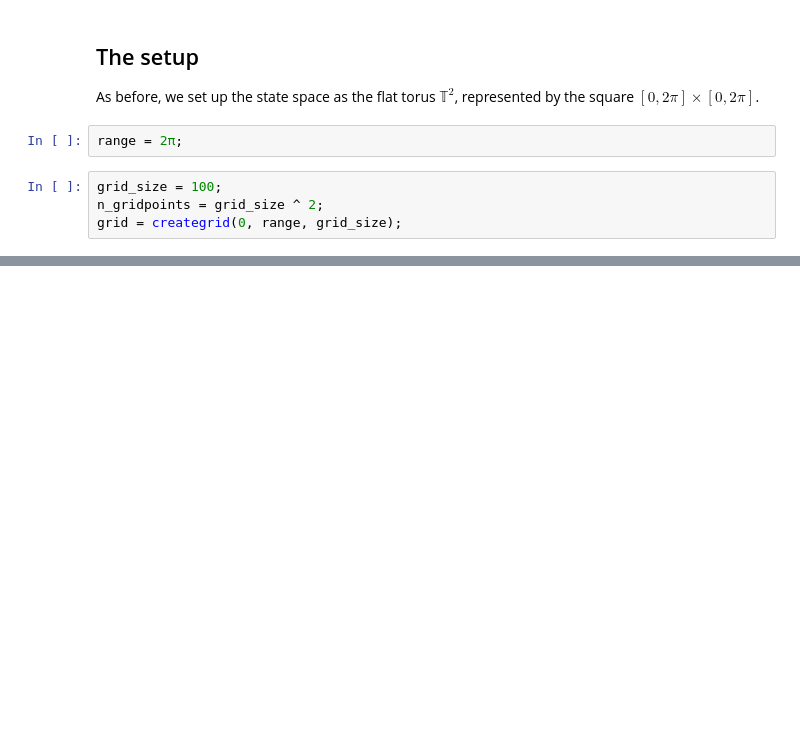
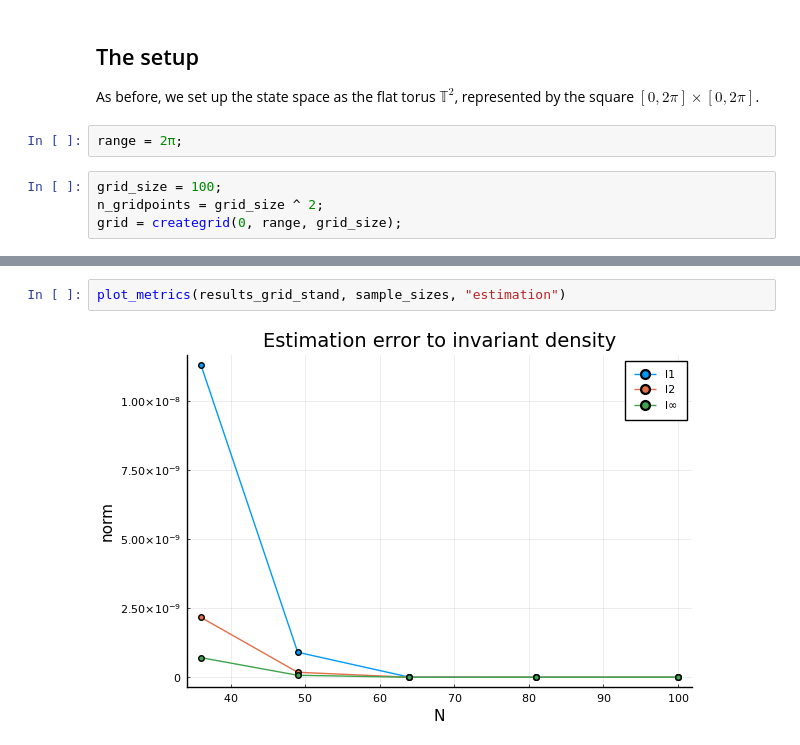
Before and after one commit to rcushen/thesis, a Jupyter notebook: Experimentation.ipynb, the cells around one changed output, grey strips where cells are left out. Drawn from its saved outputs; the diff is of its cells as text; blank space fills up the shorter version.

```diff
--- a/Experimentation.ipynb
+++ b/Experimentation.ipynb
@@ -75,0 +36,4 @@ Similarly, varying $\epsilon$ will alter the subspace in which we are estimating
+# %%
+plot_metrics(results_grid_stand, sample_sizes, "estimation")
+# %% [output]
+[figure, added]
```
Also changed, not shown: parts of 28 cells of this notebook, 3 other files.
